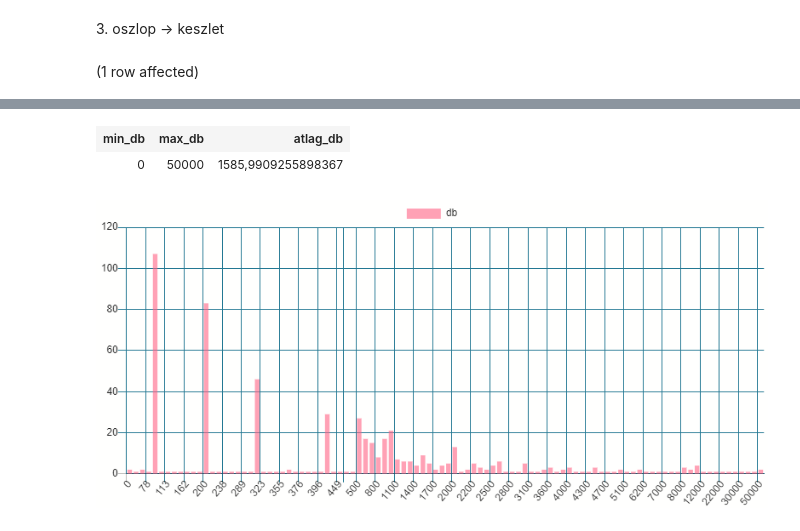
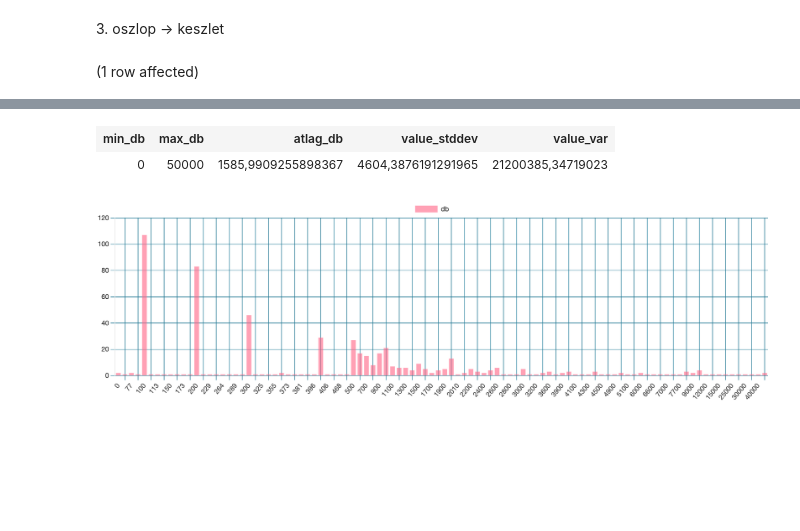
Before and after one commit to peterurszuly/Adatbazisok-G02, a Jupyter notebook: Hazi_feladat_01.ipynb, the cells around one changed output, grey strips where cells are left out. Cells and saved outputs as stored; diff of their text form; code cells hidden in the pictures; blank space fills up the shorter version.

```diff
--- a/Hazi_feladat_01.ipynb
+++ b/Hazi_feladat_01.ipynb
@@ -43,10 +67,13 @@ Total execution time: 00:00:00.013
 # %% [markdown]
 3\. oszlop -\> keszlet
 # %%
---min, max, atlag
+--min, max, atlag,...
 SELECT MIN(KESZLET) AS min_db,
          MAX(KESZLET) AS max_db,
-         AVG(KESZLET) AS atlag_db
-FROM Termek;
+         AVG(KESZLET) AS atlag_db,
+         STDEV(KESZLET) AS value_stddev,
+         VAR(KESZLET) AS value_var
+FROM Termek
+WHERE KESZLET IS NOT NULL
 # %% [output]
 (1 row affected)
@@ -54,4 +81,4 @@ Total execution time: 00:00:00.006
-| min_db | max_db | atlag_db |
-| 0 | 50000 | 1585,9909255898367 |
+| min_db | max_db | atlag_db | value_stddev | value_var |
+| 0 | 50000 | 1585,9909255898367 | 4604,3876191291965 | 21200385,34719023 |
 # %%
 
@@ -61,4 +88,4 @@ FROM Termek
 GROUP BY KESZLET
 ORDER BY KESZLET;
 # %% [markdown]
-![](embedded-picture-1-old)
+![](embedded-picture-1-new)
```
Also changed, not shown: parts of 10 cells of this notebook.
